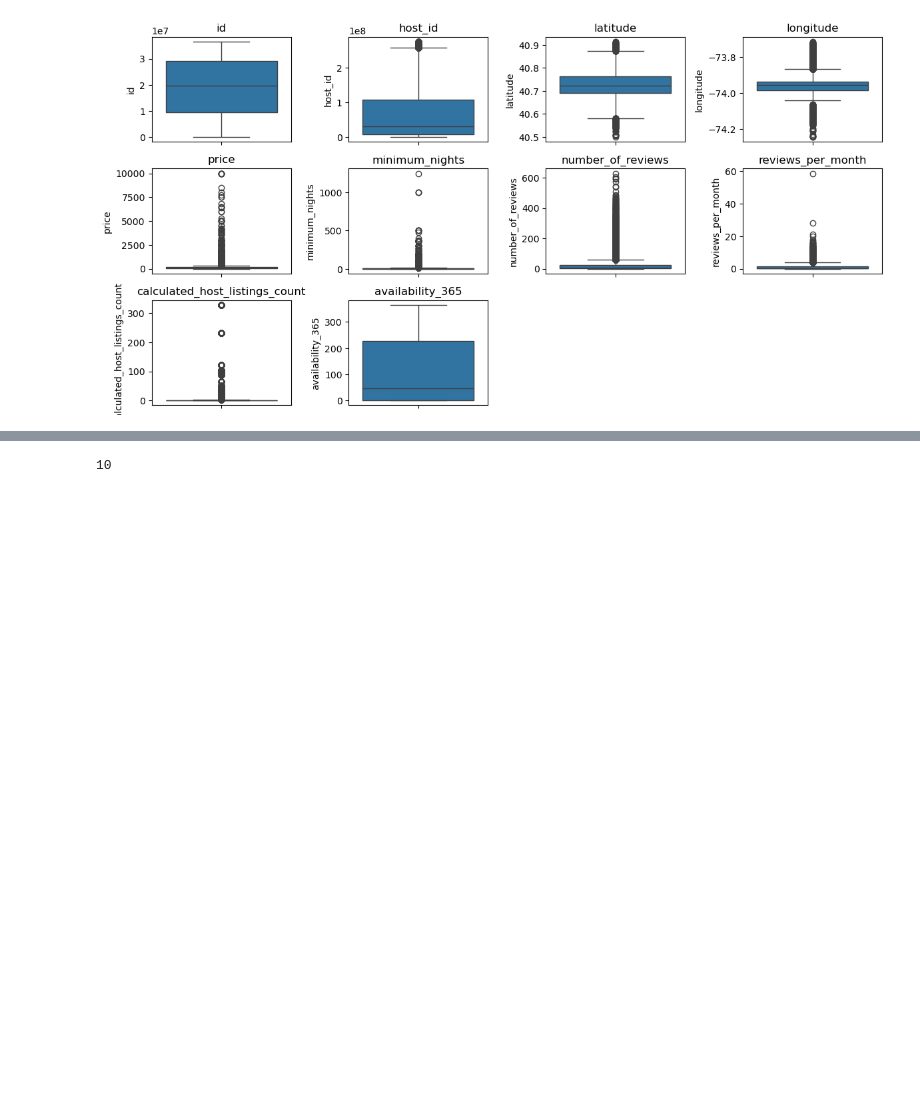
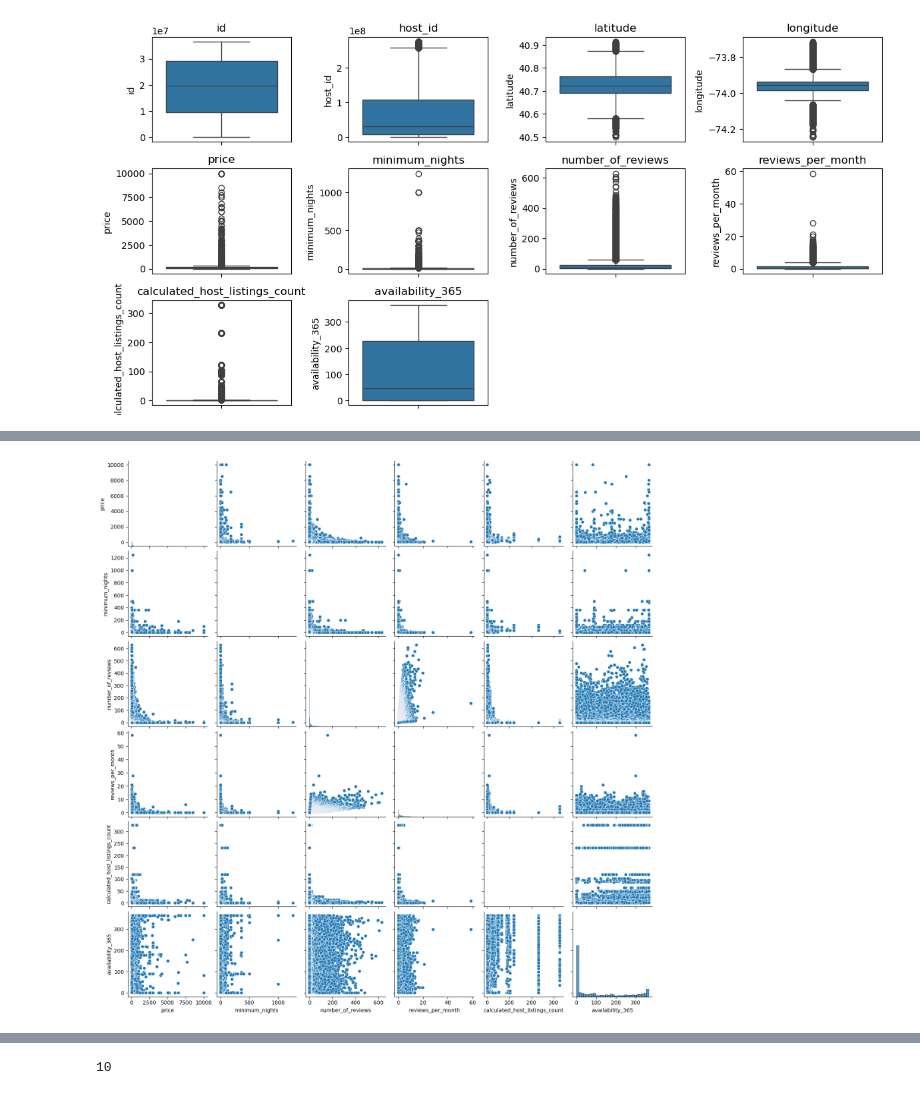
Before and after one commit to LEE-NANGI/project, a Jupyter notebook: Untitled-1.ipynb, the cells around one changed output, grey strips where cells are left out. Cells and saved outputs as stored; diff of their text form; code cells hidden in the pictures; blank space fills up the shorter version.

```diff
--- a/Untitled-1.ipynb
+++ b/Untitled-1.ipynb
@@ -252,0 +277,7 @@ data.describe()
+# %%
+# Multivariate Analysis
+
+sns.pairplot(numerical_columns2, diag_kind='hist')
+plt.show()
+# %% [output]
+[figure, added]
```
Also changed, not shown: parts of 18 cells of this notebook, 3 other files.
